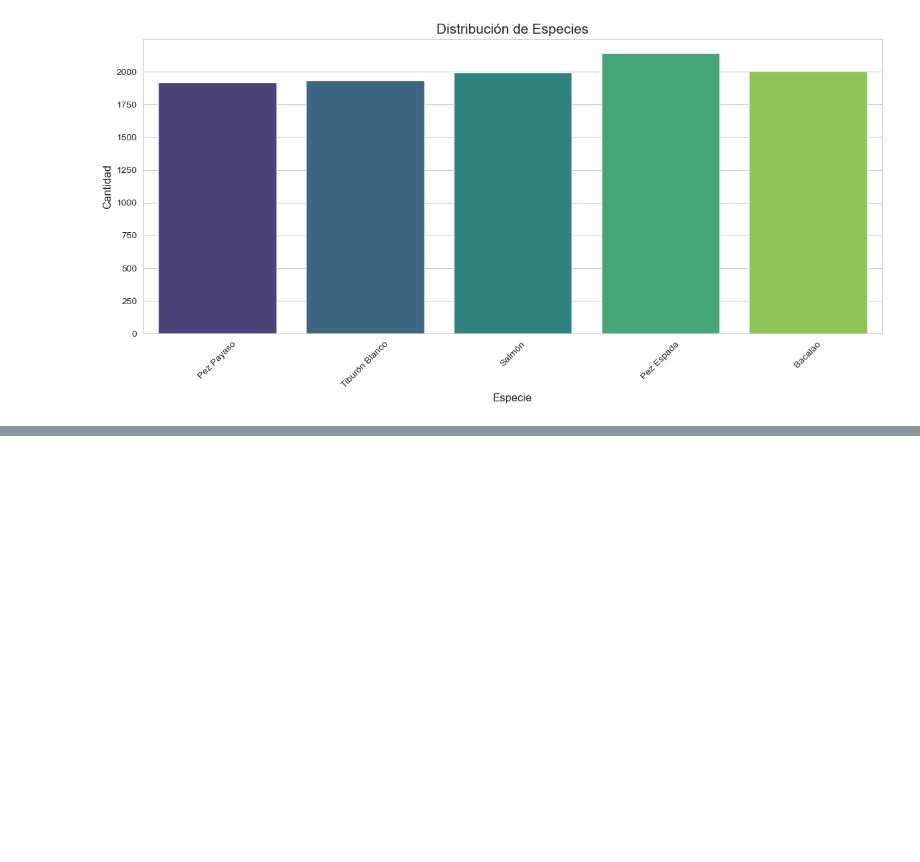
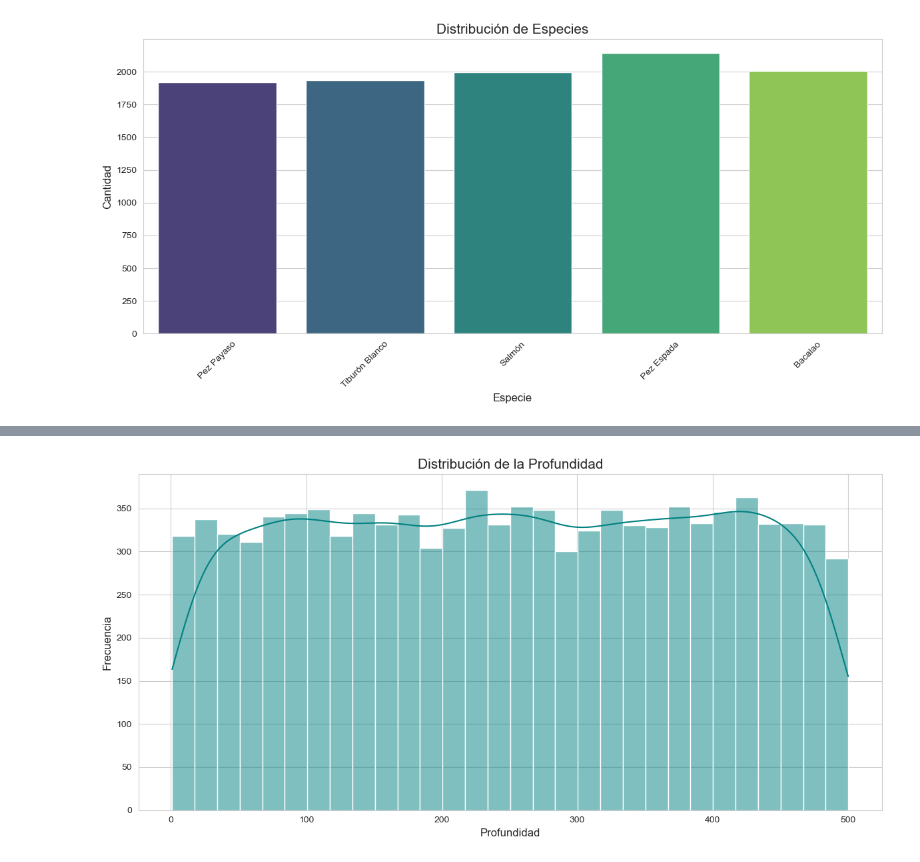
Before and after one commit to Jscarrascoa/AnalisisMarino, a Jupyter notebook: AnalisisMarino.ipynb, the cells around one changed output, grey strips where cells are left out. Saved outputs shown, nothing was run; the diff lists cells and outputs as text; code cells hidden in the pictures; blank space fills up the shorter version.

```diff
--- a/AnalisisMarino.ipynb
+++ b/AnalisisMarino.ipynb
@@ -123,0 +153,12 @@ plt.show()
+# %%
+#distribución de la profundidad a la que se encuentran estos organismos.
+# Plotting the distribution of depth
+plt.figure(figsize=(12, 6))
+sns.histplot(df_marino['Profundidad'], bins=30, color='teal', kde=True)
+plt.title('Distribución de la Profundidad', fontsize=15)
+plt.xlabel('Profundidad', fontsize=12)
+plt.ylabel('Frecuencia', fontsize=12)
+plt.tight_layout()
+plt.show()
+# %% [output]
+[figure, added]
```
Also changed, not shown: parts of 3 cells of this notebook.
